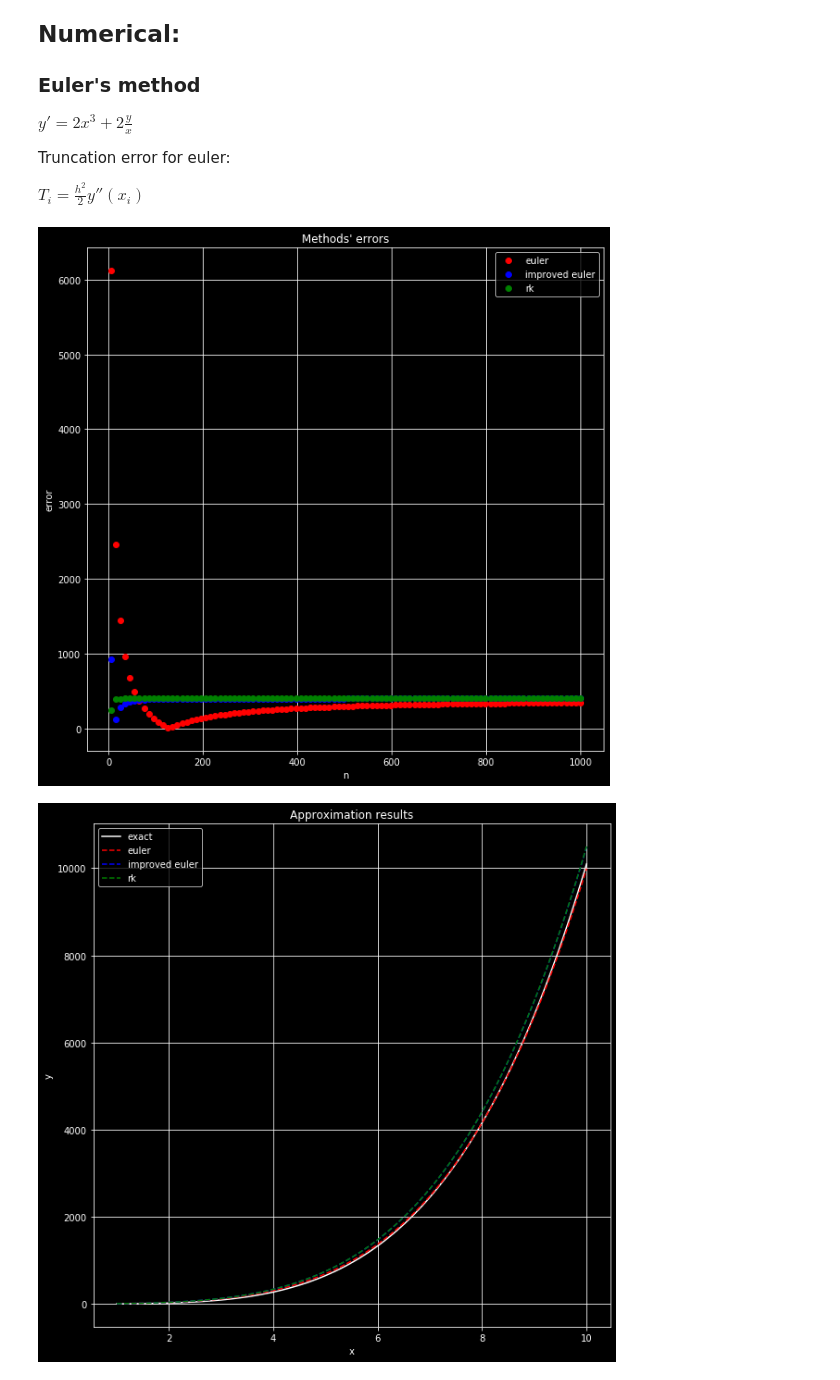
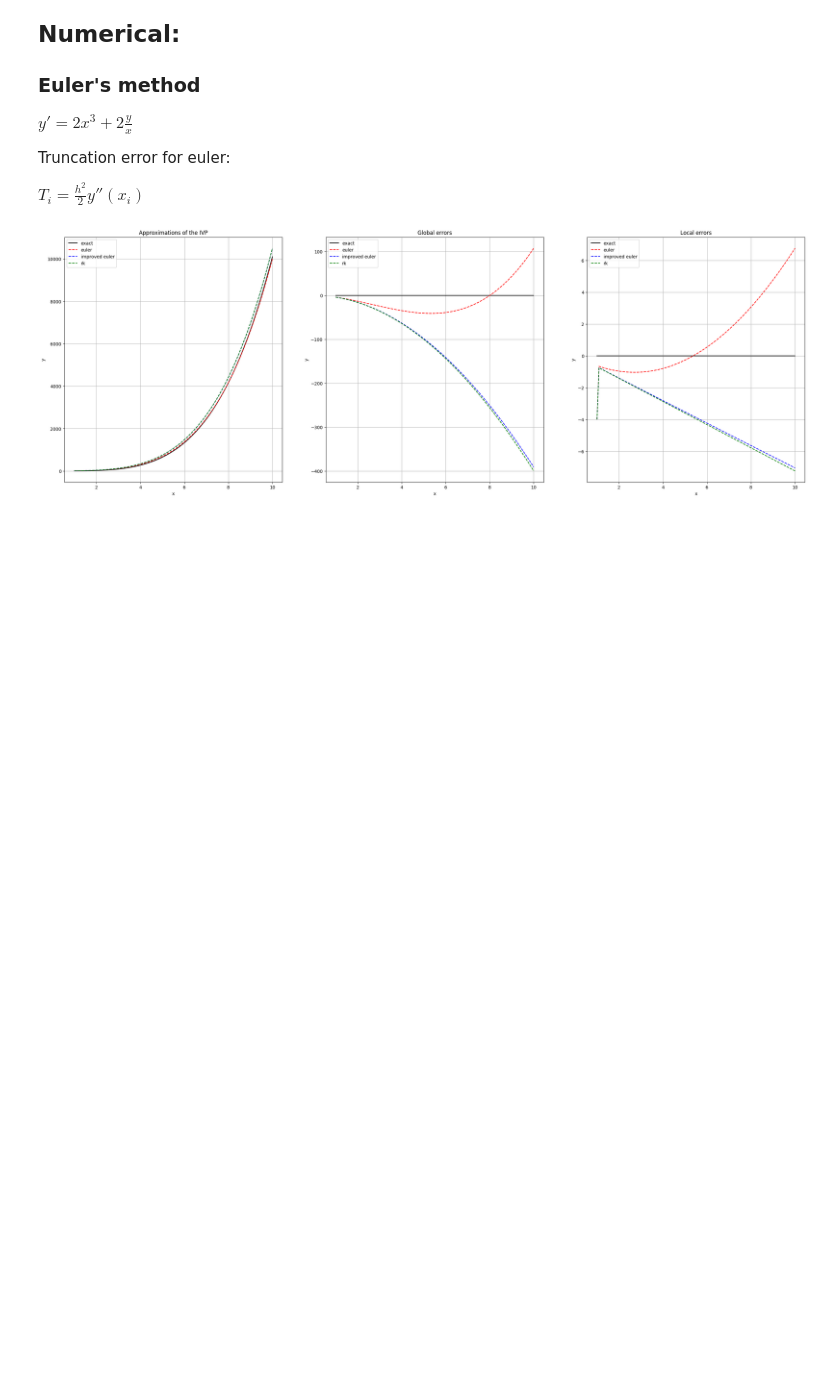
Before and after one commit to MefAldemisov/DE_assignment, a Jupyter notebook: Tests.ipynb, the cells around one changed output. Saved outputs shown, nothing was run; the diff lists cells and outputs as text; code cells hidden in the pictures; blank space fills up the shorter version.

Commit message:
New graphs added, documnenation to computational part also

```diff
--- a/Tests.ipynb
+++ b/Tests.ipynb
@@ -16,24 +16,52 @@ Truncation error for euler:
 
 $T_i = \frac{h^2}{2}y''(x_i)$
 # %%
-import numpy as np
-import matplotlib.pyplot as plt
-# plt.style.use("default")
+import numpy as np              # math
+import matplotlib.pyplot as plt # graphs
+plt.style.use("default")        # important for IDE
 # %%
 class IVP:
-
+    '''
+        Class that represents specificly MY ivp
+        It is separated due to the fact,
+        that it would be possibly
+        essential to emplement solutions of
+        some other equations
+    '''
     def __init__(self, x_0=1, y_0=2, x_max=10):
+        '''
+        (x_0, y_0) - coordinates of the inital value
+        x_max - max x to approximate
+        '''
         assert x_max > x_0, "x_0 is out of range"
+        assert x_0 != 0, "x_0 is out of range"
         self.x_max = x_max
         self.x_0 = x_0
         self.y_0 = y_0
         self.y = self.__create_y_exact()
+        self.undefined_x = [0] # list of dots that are forbidden for this function
+
+    def check_x(self, x):
+        '''
+        x - array of input values
+        Returns: True - x is appropriate
+                 False - x is denied
+        '''
+        return (x not in self.undefined_x)
 
     def derivative(self, x, y):
+        '''
+        x, y - np.arrays/numbers to
+        compute derivative of my function
+        '''
+        assert x!=0, "x is out of range"
         return 2*x**3 + 2*y/x
 
     def __create_y_exact(self):
-        assert self.x_0 != 0, "Invalid x_0 value"
+        '''
+        returns the exact solution of IVP
+        with constant substituted
+        '''
         c_1 = self.y_0/(self.x_0)**2 - self.x_0**2
         return lambda x : x**4 + c_1*x**2
 # %%
@@ -118,8 +227,6 @@ class IVP_computer:
 # %%
 ivp = IVP(1, 2, 10)
 computer = IVP_computer()
-f1 = computer.plot_errors(ivp, return_abs=True, n_min=5)
-f2 = computer.plot_results(ivp)
+f2 = computer.plot_ivp(ivp)
 # %% [output]
-[figure, old version]
+[figure, new version]
-[figure, removed]
```
Also changed, not shown: parts of 2 cells of this notebook, 4 other files.
